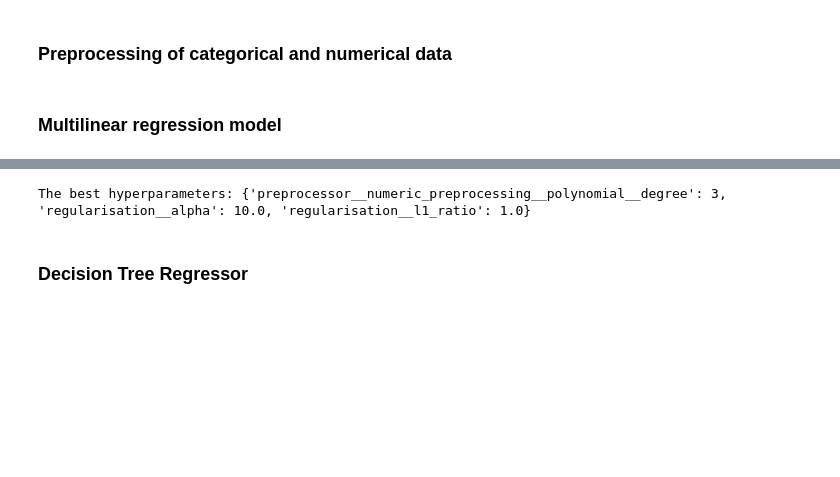
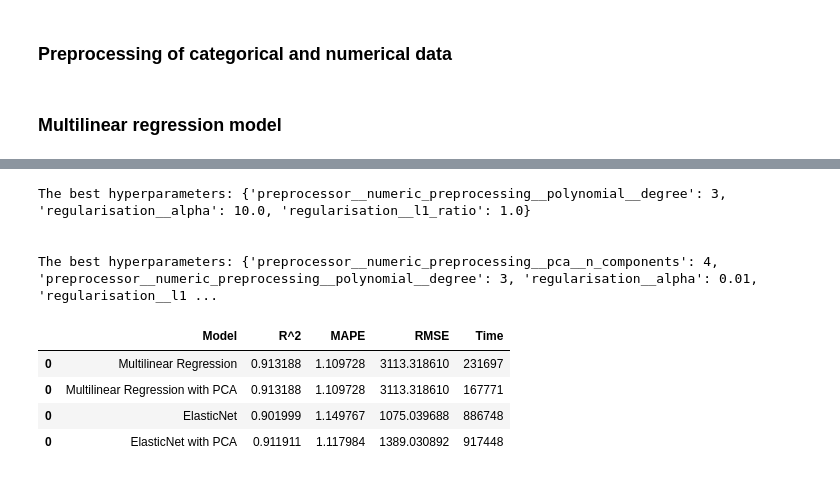
Before and after one commit to ania293/Multiple_Linear_Regression_Bike_Sharing, a Jupyter notebook: bike_sharing.ipynb, the cells around one changed output, grey strips where cells are left out. Cells and saved outputs as stored; diff of their text form; code cells hidden in the pictures; blank space fills up the shorter version.

```diff
--- a/bike_sharing.ipynb
+++ b/bike_sharing.ipynb
@@ -432,30 +462,62 @@ Best hyperparameters: {'preprocessor__numeric_preprocessing__polynomial__degree'
 # %%
 # Regularisation pipeline
 pipeline_regularisation = Pipeline(steps=[
     ('preprocessor', data_preprocessing),
     ('regularisation', ElasticNet())
 ])
 
 # Hyperparameters tuning
 params = {'preprocessor__numeric_preprocessing__polynomial__degree': [n for n in range(1,6)],
           'regularisation__alpha': np.logspace(-3, 3, 7),
           'regularisation__l1_ratio': np.arange(0, 1.1, 0.1)}
 
+start = datetime.datetime.now()
 regularisation_gridsearch = GridSearchCV(pipeline_regularisation, params,
                                          cv=10, scoring='neg_mean_squared_error')
 
 
 with ignore_warnings("ignore", category=ConvergenceWarning):
     regularisation_gridsearch.fit(X_train, y_train)
     print("\nThe best hyperparameters:", regularisation_gridsearch.best_params_, "\n")
 
     regularisation_model = regularisation_gridsearch.best_estimator_
+end = datetime.datetime.now()
+time = (end - start).microseconds
 
-#with ignore_warnings("ignore", category=ConvergenceWarning):
-#    model_perform(pipeline_regularisation, "ElasticNet", params, X_train, y_train, X_test, y_test)
+metrics_dataframe = calculate_metrics(regularisation_model, "ElasticNet", X_train, y_train, X_test, y_test, time)
 
-metrics_dataframe = calculate_metrics(regularisation_model, "ElasticNet", X_train, y_train, X_test, y_test)
+# Features reduction with PCA
+pipeline_regularisation_pca = Pipeline(steps=[
+    ('preprocessor', data_preprocessing_with_pca),
+    ('regularisation', ElasticNet())
+])
+
+# Hyperparameters tuning
+params_pca = {'preprocessor__numeric_preprocessing__polynomial__degree': [n for n in range(1,6)],
+          'preprocessor__numeric_preprocessing__pca__n_components':[4],
+          'regularisation__alpha': np.logspace(-3, 3, 7),
+          'regularisation__l1_ratio': np.arange(0, 1.1, 0.1)}
+
+regularisation_pca_gridsearch = GridSearchCV(pipeline_regularisation_pca, params_pca,
+                                         cv=10, scoring='neg_mean_squared_error')
+
+start = datetime.datetime.now()
+with ignore_warnings("ignore", category=ConvergenceWarning):
+    regularisation_pca_gridsearch.fit(X_train, y_train)
+    print("\nThe best hyperparameters:", regularisation_pca_gridsearch.best_params_, "\n")
+
+    regularisation_model_pca = regularisation_pca_gridsearch.best_estimator_
+end = datetime.datetime.now()
+time = (end - start).microseconds
+
+calculate_metrics(regularisation_model_pca, "ElasticNet with PCA", X_train, y_train, X_test, y_test, time)
 # %% [output]
 The best hyperparameters: {'preprocessor__numeric_preprocessing__polynomial__degree': 3, 'regularisation__alpha': 10.0, 'regularisation__l1_ratio': 1.0}
+
+
+The best hyperparameters: {'preprocessor__numeric_preprocessing__pca__n_components': 4, 'preprocessor__numeric_preprocessing__polynomial__degree': 3, 'regularisation__alpha': 0.01, 'regularisation__l1 ...
+|  | Model | R^2 | MAPE | RMSE | Time |
+| 0 | Multilinear Regression | 0.913188 | 1.109728 | 3113.318610 | 231697 |
+| 0 | Multilinear Regression with PCA | 0.913188 | 1.109728 | 3113.318610 | 167771 |
+| 0 | ElasticNet | 0.901999 | 1.149767 | 1075.039688 | 886748 |
+| 0 | ElasticNet with PCA | 0.911911 | 1.117984 | 1389.030892 | 917448 |
-# %% [markdown]
-### Decision Tree Regressor
```
Also changed, not shown: parts of 8 cells of this notebook, 1 other file.
